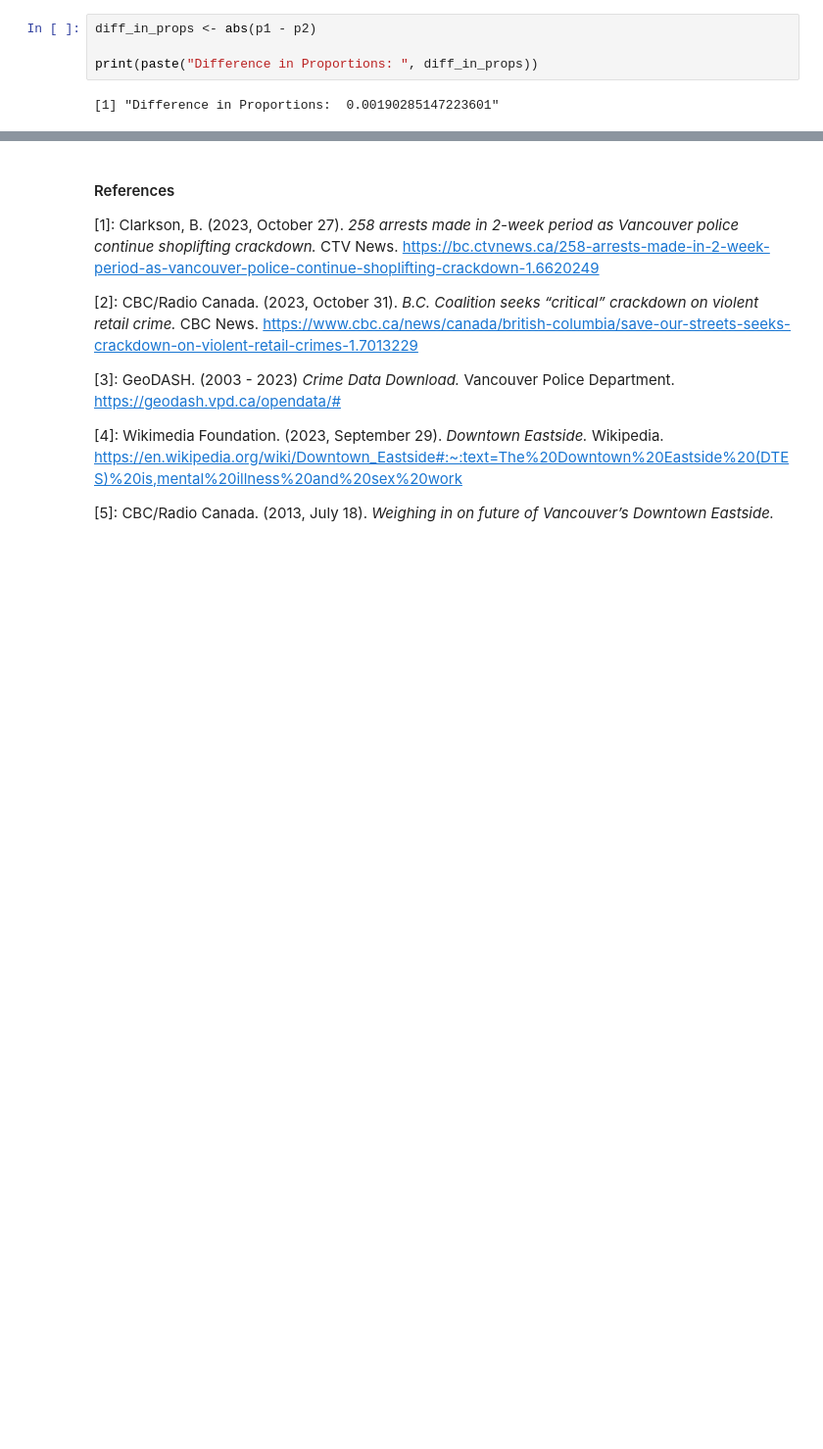
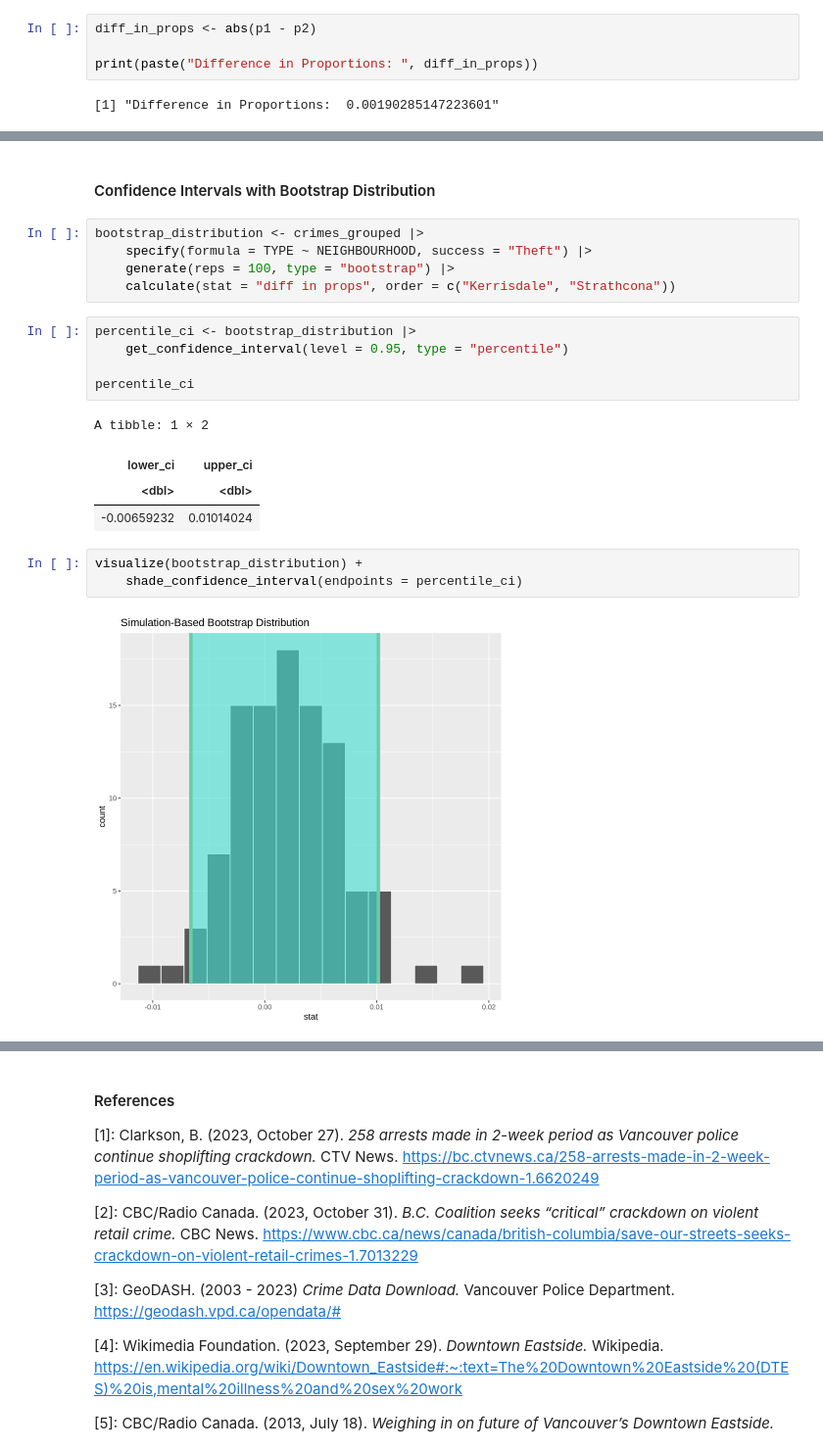
Before and after one commit to emilywang0/stat201-project-group13, a Jupyter notebook: Proposal.ipynb, the cells around one changed output, grey strips where cells are left out. Shown at 98% size. Cells and saved outputs as stored; diff of their text form; blank space fills up the shorter version.

```diff
--- a/Proposal.ipynb
+++ b/Proposal.ipynb
@@ -344,0 +384,22 @@ Although our research and report would establish a statistical association of th
+# %% [markdown]
+#### Confidence Intervals with Bootstrap Distribution
+# %%
+bootstrap_distribution <- crimes_grouped |>
+    specify(formula = TYPE ~ NEIGHBOURHOOD, success = "Theft") |>
+    generate(reps = 100, type = "bootstrap") |>
+    calculate(stat = "diff in props", order = c("Kerrisdale", "Strathcona"))
+# %%
+percentile_ci <- bootstrap_distribution |>
+    get_confidence_interval(level = 0.95, type = "percentile")
+
+percentile_ci
+# %% [output]
+A tibble: 1 × 2
+| lower_ci | upper_ci |
+| <dbl> | <dbl> |
+| -0.00659232 | 0.01014024 |
+# %%
+visualize(bootstrap_distribution) +
+    shade_confidence_interval(endpoints = percentile_ci)
+# %% [output]
+[figure, added]
```
Also changed, not shown: parts of 11 cells of this notebook.
